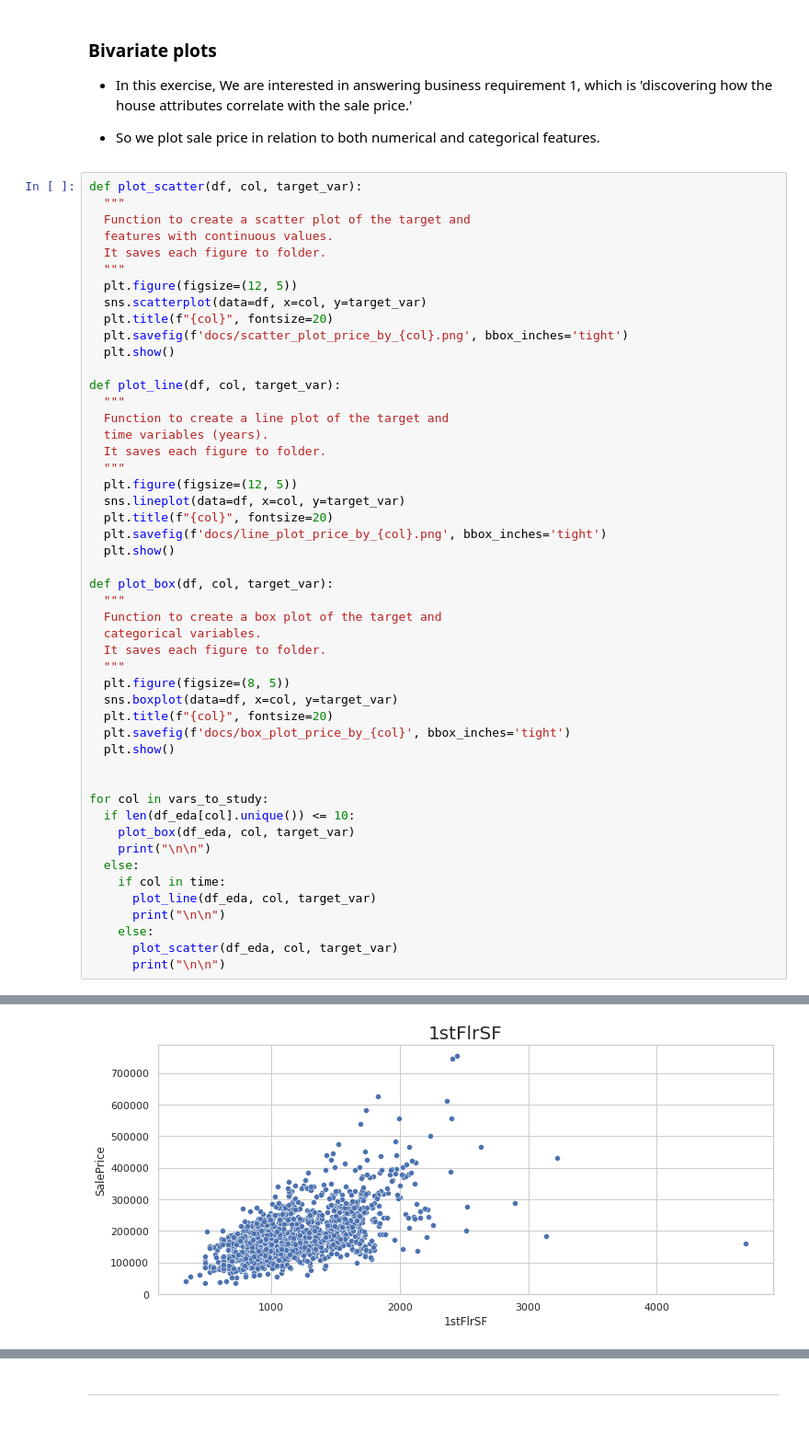
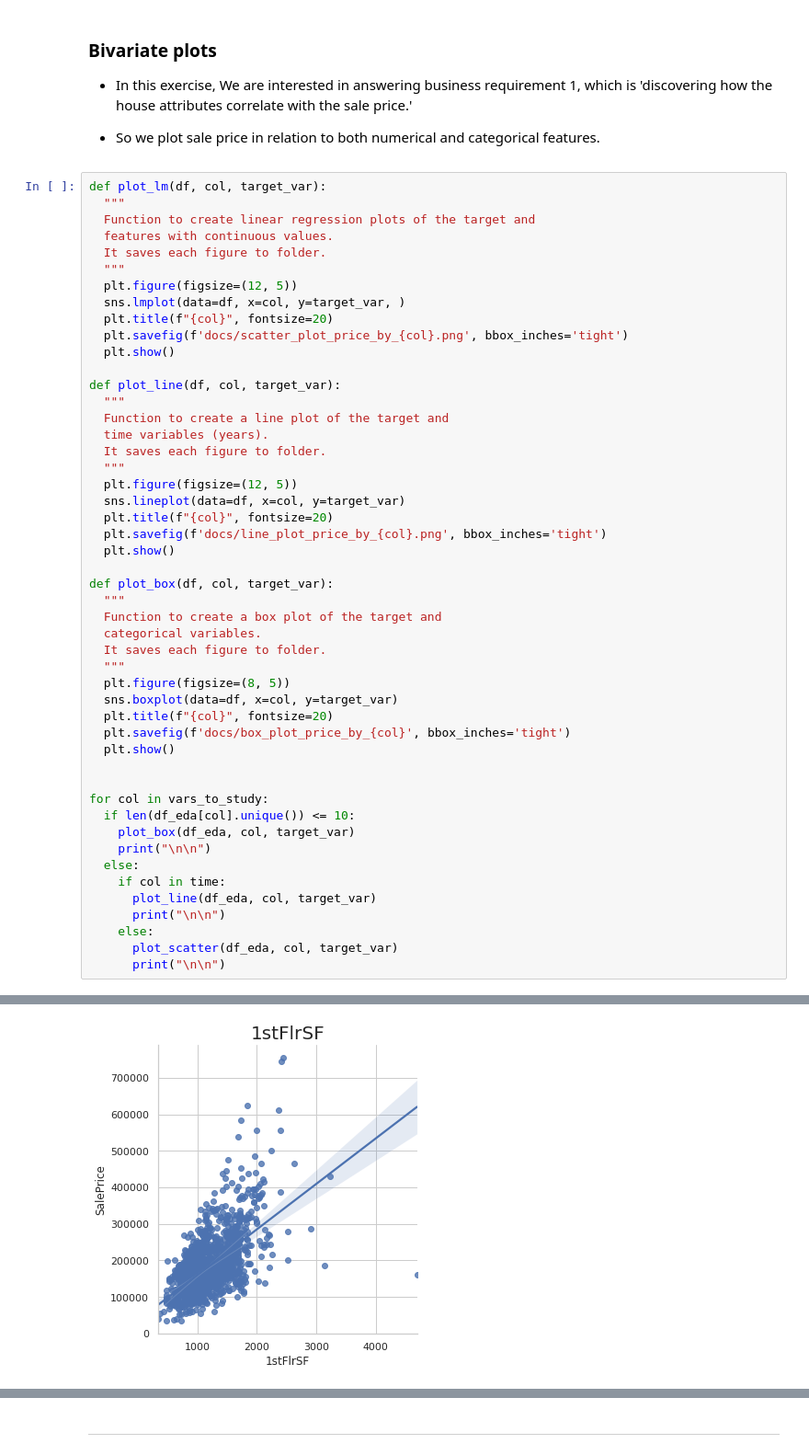
Before and after one commit to Amareteklay/heritage-housing-issues, a Jupyter notebook: jupyter_notebooks/03 - Correlation_Study.ipynb, the cells around one changed output, grey strips where cells are left out. Shown at 92% size. Drawn from its saved outputs; the diff is of its cells as text; blank space fills up the shorter version.

Commit message:
Replace scatter plot with lm plot in correlation study notebook

```diff
--- a/jupyter_notebooks/03 - Correlation_Study.ipynb
+++ b/jupyter_notebooks/03 - Correlation_Study.ipynb
@@ -363,14 +349,14 @@ plot_target_hist(df, target_var)
 
 * So we plot sale price in relation to both numerical and categorical features.
 # %%
-def plot_scatter(df, col, target_var):
+def plot_lm(df, col, target_var):
   """
-  Function to create a scatter plot of the target and
+  Function to create linear regression plots of the target and
   features with continuous values.
   It saves each figure to folder.
   """
   plt.figure(figsize=(12, 5))
-  sns.scatterplot(data=df, x=col, y=target_var)
+  sns.lmplot(data=df, x=col, y=target_var, )
   plt.title(f"{col}", fontsize=20)
   plt.savefig(f'docs/scatter_plot_price_by_{col}.png', bbox_inches='tight')
   plt.show()
@@ -415 +402 @@ for col in vars_to_study:
-[figure, old version]
+[figure, new version]
```
Also changed, not shown: parts of 3 cells of this notebook, 8 other files.
